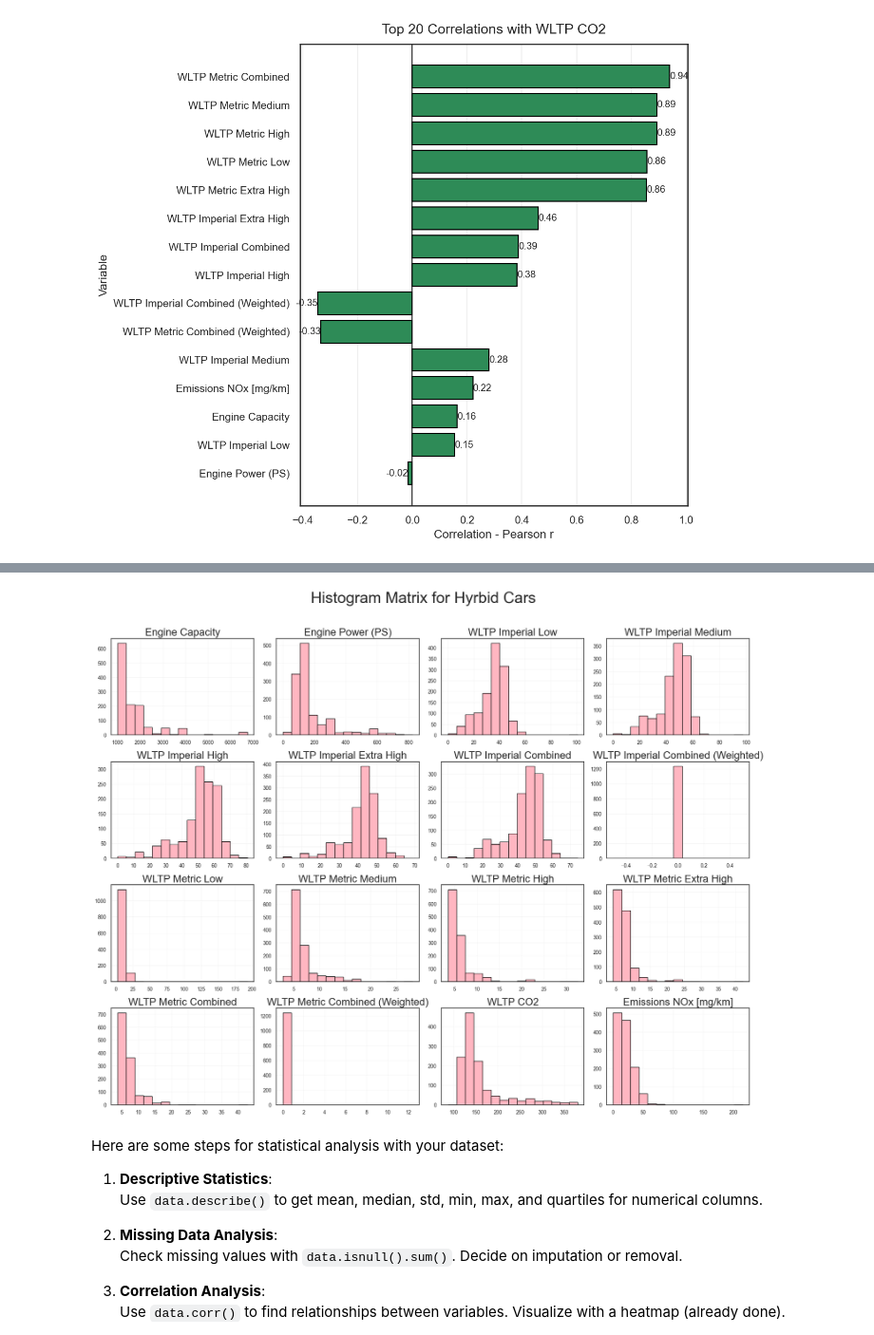
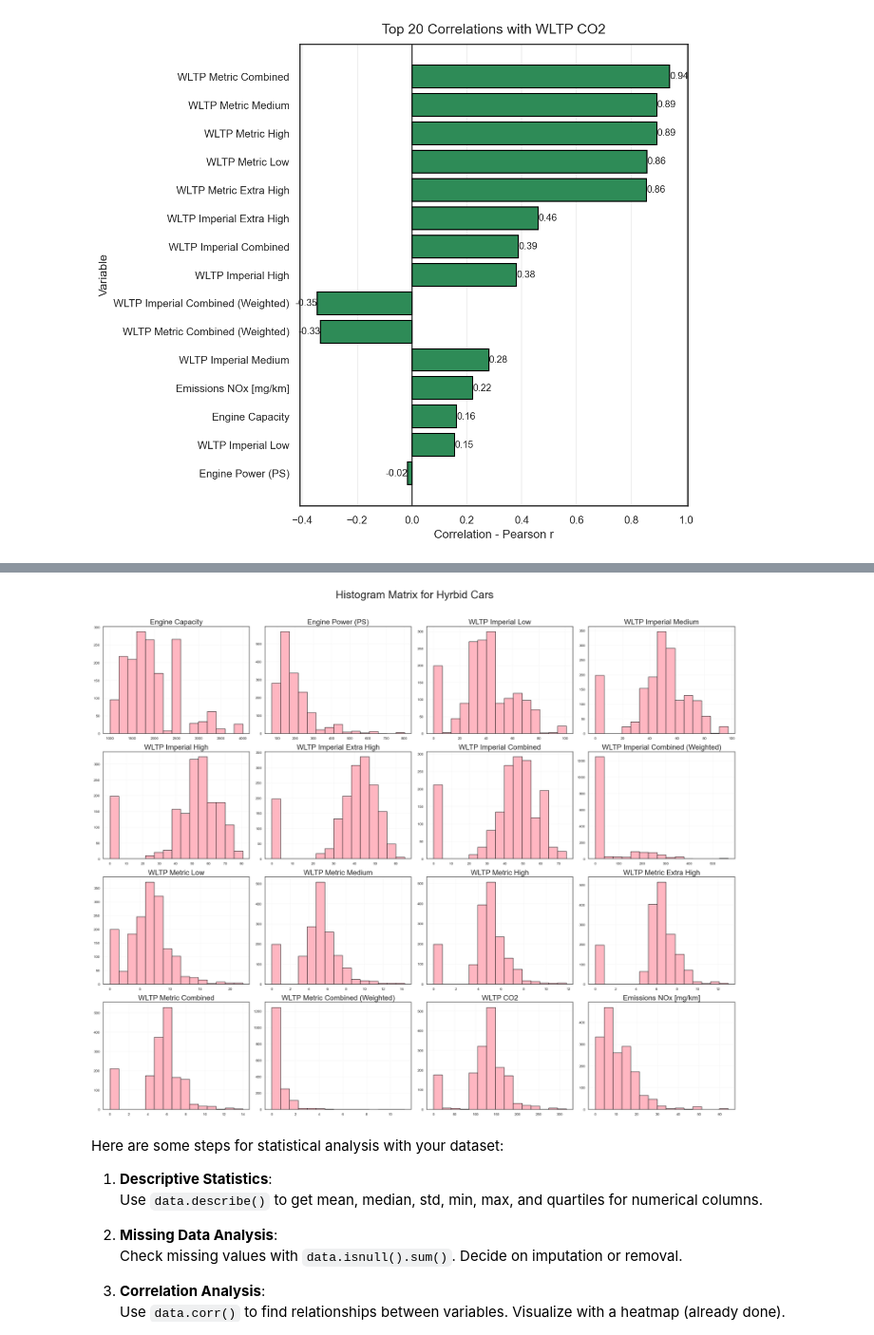
Before and after one commit to damian2551/Predictive-Modelling-of-Gas-Emissions-from-Cars, a Jupyter notebook: Assignment_2.ipynb, the cells around one changed output, grey strips where cells are left out. Shown at 95% size. Drawn from its saved outputs; the diff is of its cells as text; code cells hidden in the pictures.

```diff
--- a/Assignment_2.ipynb
+++ b/Assignment_2.ipynb
@@ -546,29 +546,29 @@ plt.show()
 # %%
 # -- Histogram Matrix for Hyrbid Cars --
 
 # Set overall figure size (width, height)
-axes = data_fuel.hist(
-    figsize=(18, 14),  # larger matrix
+axes = data_hybrid.hist(
+    figsize=(25,20),  # larger matrix
     bins=15, # adjust bin count
     color='lightpink',
     edgecolor='black',
     grid=False
 )
 
 # Loop over all subplots to format text and labels
 for ax in axes.flatten():
     # Bigger titles and smaller axis labels
     ax.set_title(ax.get_title(), fontsize=20)
     ax.set_xlabel(ax.get_xlabel(), fontsize=10)
     ax.set_ylabel(ax.get_ylabel(), fontsize=10)
 
     ax.grid(alpha=0.3, linewidth=0.5) # thin gridlines for readability
 
 plt.suptitle("Histogram Matrix for Hyrbid Cars", fontsize=30, y=1.02)
 plt.tight_layout()
 plt.show()
 # %% [output]
-[figure, old version]
+[figure, new version]
 # %% [markdown]
 Here are some steps for statistical analysis with your dataset:
 
```
Also changed, not shown: parts of 10 cells of this notebook, 1 other file.
